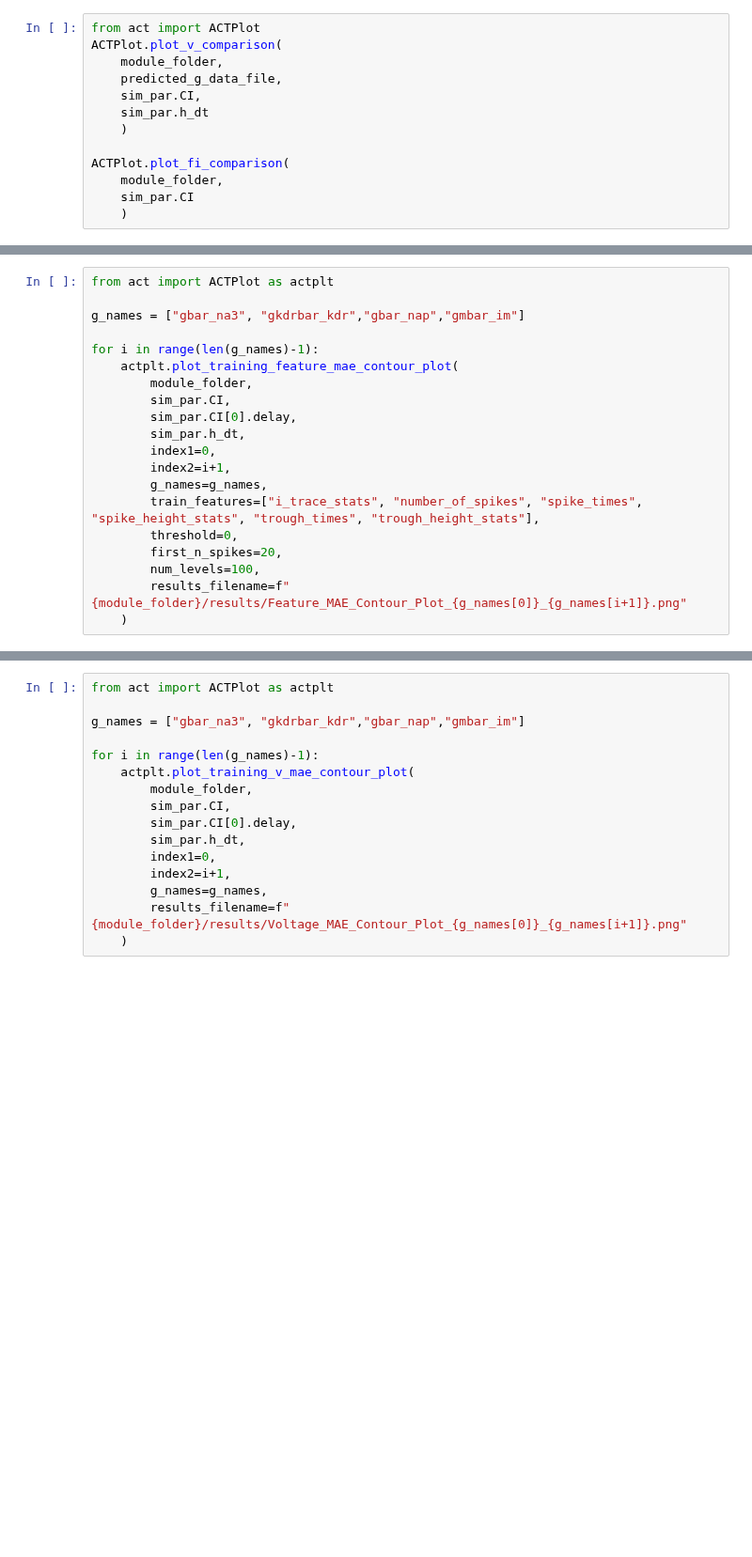
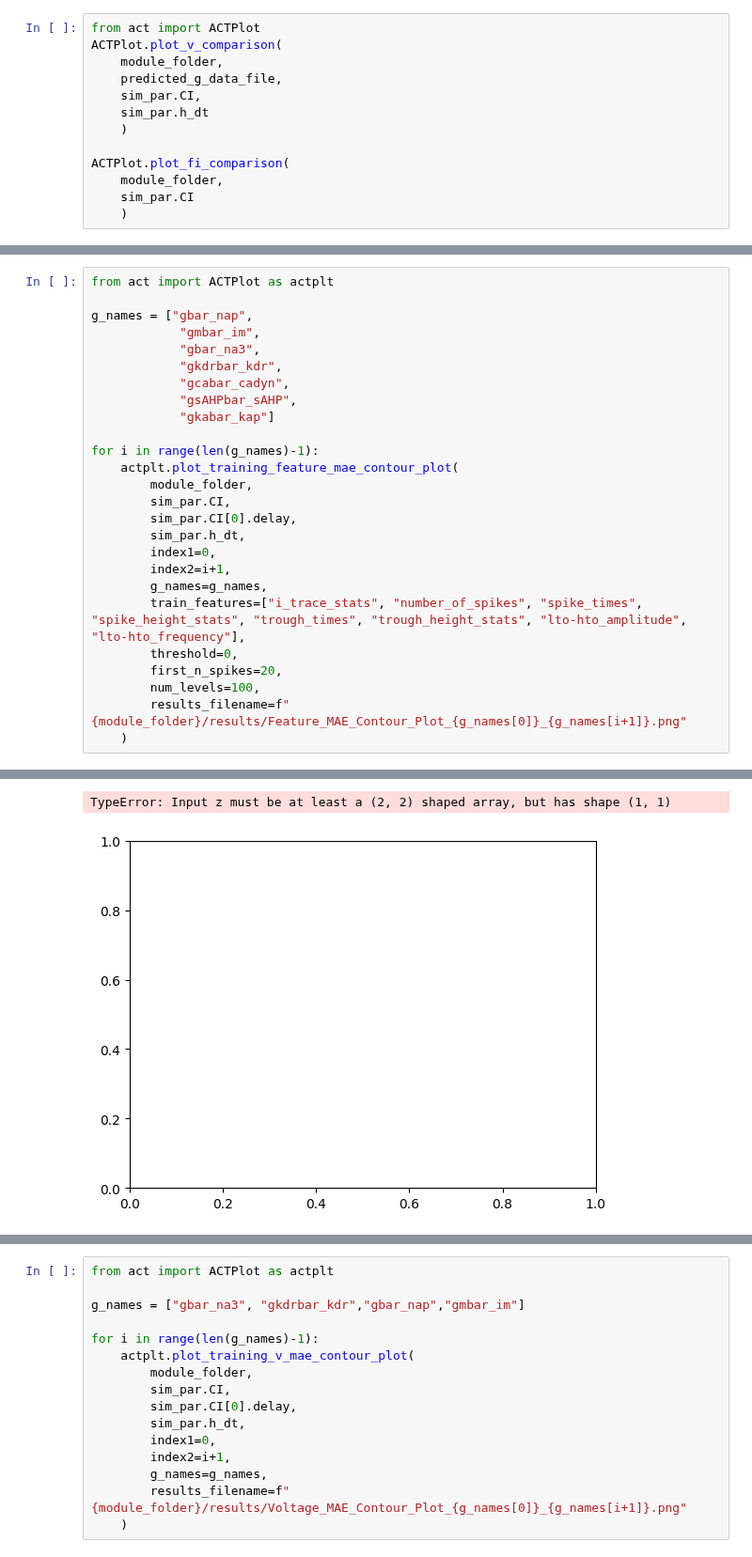
Before and after one commit to V-Marco/ACT, a Jupyter notebook: experiments/LA_A/not-filtered/Original.ipynb, the cells around one changed output, grey strips where cells are left out. Shown at 94% size. Saved outputs shown, nothing was run; the diff lists cells and outputs as text; blank space fills up the shorter version.

Commit message:
pipeline cleanup part 1 (todo: clean up metrics). Problem with contour plots

```diff
--- a/experiments/LA_A/not-filtered/Original.ipynb
+++ b/experiments/LA_A/not-filtered/Original.ipynb
@@ -344,7 +295,13 @@ metrics.save_feature_mae(
 # %%
 from act import ACTPlot as actplt
 
-g_names = ["gbar_na3", "gkdrbar_kdr","gbar_nap","gmbar_im"]
+g_names = ["gbar_nap",
+            "gmbar_im",
+            "gbar_na3",
+            "gkdrbar_kdr",
+            "gcabar_cadyn",
+            "gsAHPbar_sAHP",
+            "gkabar_kap"]
 
 for i in range(len(g_names)-1):
     actplt.plot_training_feature_mae_contour_plot(
@@ -355,9 +312,10 @@ for i in range(len(g_names)-1):
         index1=0,
         index2=i+1,
         g_names=g_names,
-        train_features=["i_trace_stats", "number_of_spikes", "spike_times", "spike_height_stats", "trough_times", "trough_height_stats"],
+        train_features=["i_trace_stats", "number_of_spikes", "spike_times", "spike_height_stats", "trough_times", "trough_height_stats", "lto-hto_amplitude", "lto-hto_frequency"],
         threshold=0,
         first_n_spikes=20,
         num_levels=100,
         results_filename=f"{module_folder}/results/Feature_MAE_Contour_Plot_{g_names[0]}_{g_names[i+1]}.png"
     )
+# %% [output]
@@ -364,3 +339,5 @@ for i in range(len(g_names)-1):
+TypeError: Input z must be at least a (2, 2) shaped array, but has shape (1, 1)
+[figure, added]
 # %%
 from act import ACTPlot as actplt
 
```
Also changed, not shown: parts of 12 cells of this notebook, 8 other files.
